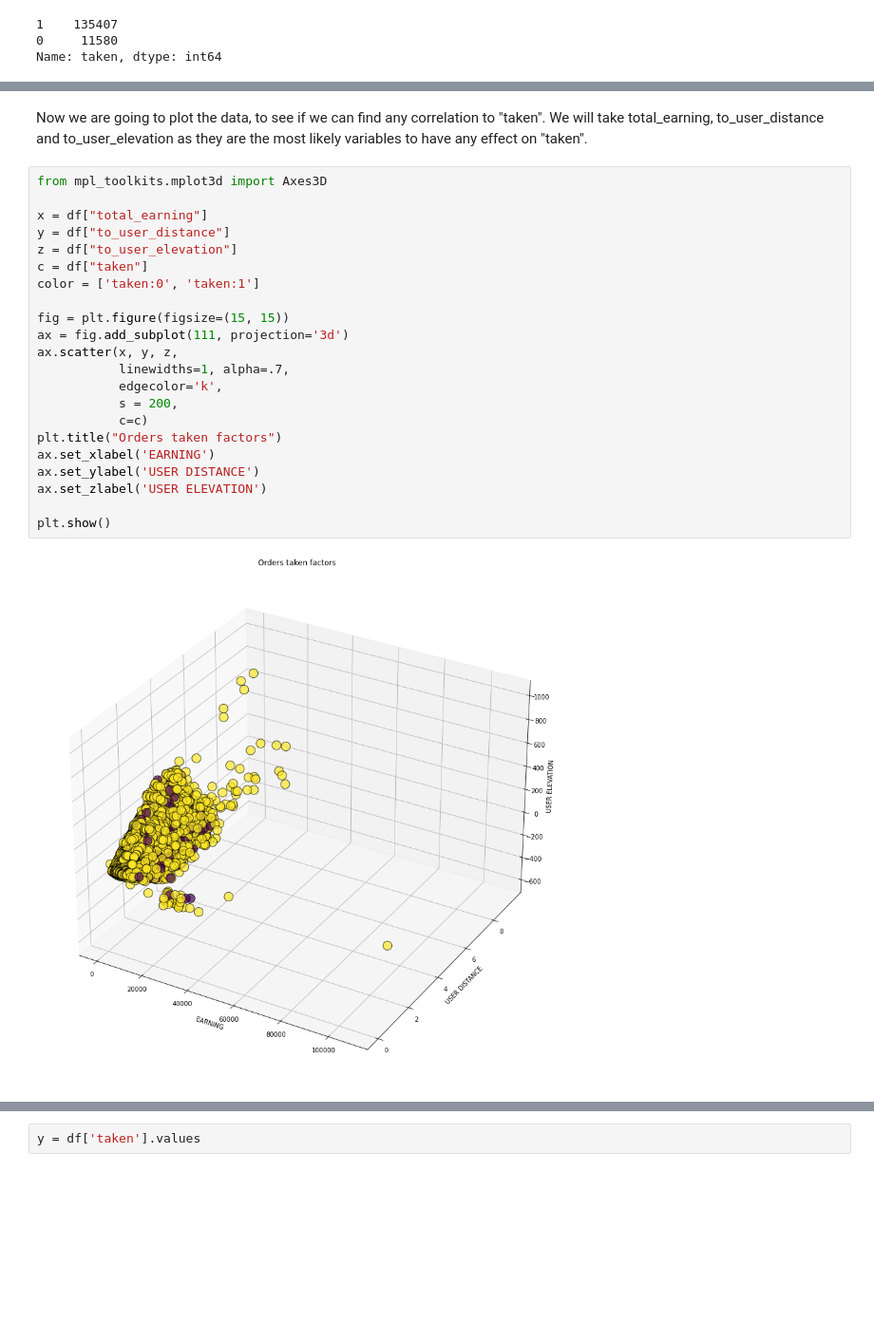
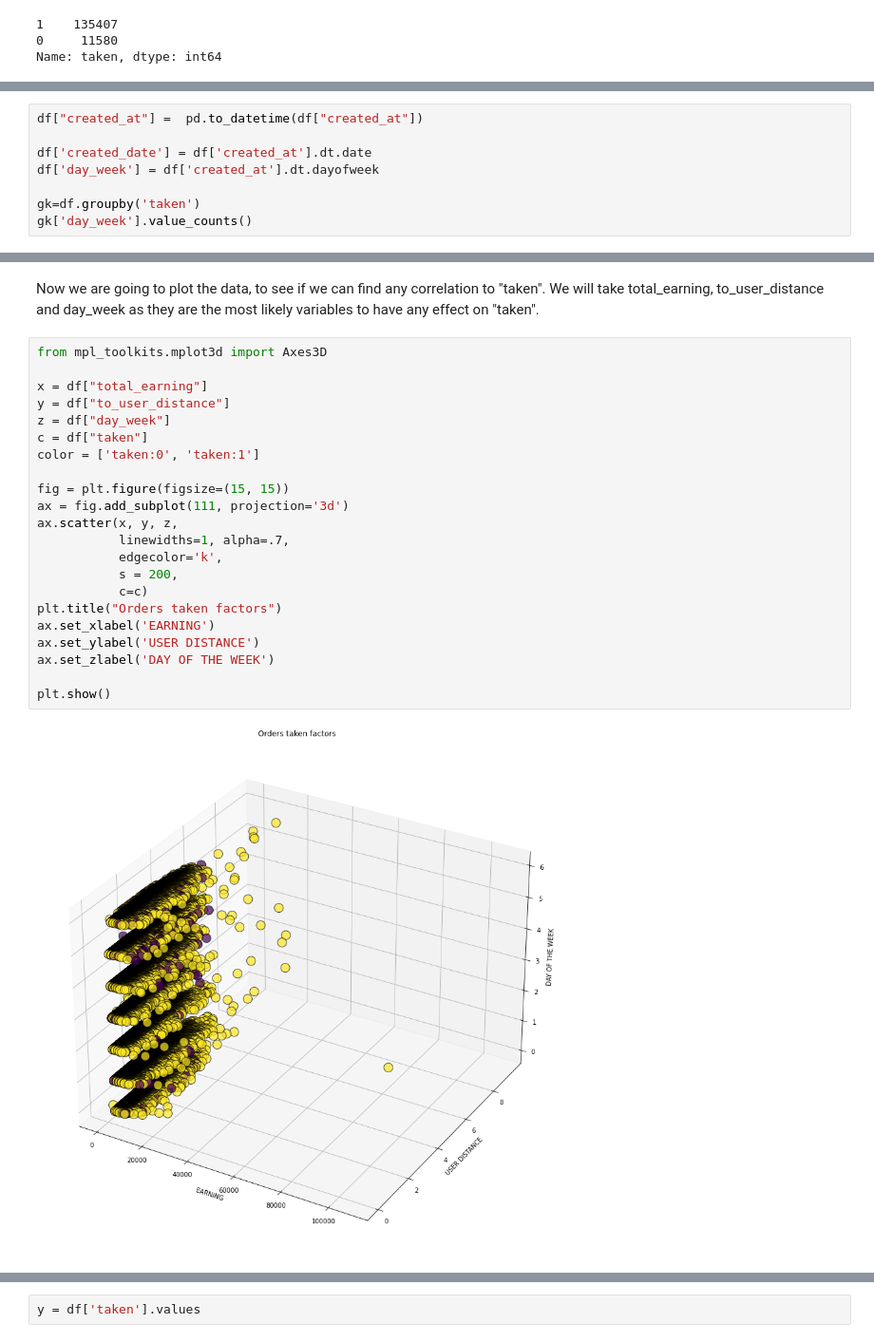
Before and after one commit to alainmore/ChallengeP3, a Jupyter notebook: RappiChallengeP3.ipynb, the cells around one changed output, grey strips where cells are left out. Shown at 95% size. Cells and saved outputs as stored; diff of their text form; blank space fills up the shorter version.

```diff
--- a/RappiChallengeP3.ipynb
+++ b/RappiChallengeP3.ipynb
@@ -31,0 +49,8 @@ Name: taken, dtype: int64
+# %%
+df["created_at"] =  pd.to_datetime(df["created_at"])
+
+df['created_date'] = df['created_at'].dt.date
+df['day_week'] = df['created_at'].dt.dayofweek
+
+gk=df.groupby('taken')
+gk['day_week'].value_counts()
@@ -55,27 +101,27 @@ df.shape
 # %% [markdown]
-Now we are going to plot the data, to see if we can find any correlation to "taken". We will take total_earning, to_user_distance and to_user_elevation as they are the most likely variables to have any effect on "taken".
+Now we are going to plot the data, to see if we can find any correlation to "taken". We will take total_earning, to_user_distance and day_week as they are the most likely variables to have any effect on "taken".
 # %%
 from mpl_toolkits.mplot3d import Axes3D
 
 x = df["total_earning"]
 y = df["to_user_distance"]
-z = df["to_user_elevation"]
+z = df["day_week"]
 c = df["taken"]
 color = ['taken:0', 'taken:1']
 
 fig = plt.figure(figsize=(15, 15))
 ax = fig.add_subplot(111, projection='3d')
 ax.scatter(x, y, z,
            linewidths=1, alpha=.7,
            edgecolor='k',
            s = 200,
            c=c)
 plt.title("Orders taken factors")
 ax.set_xlabel('EARNING')
 ax.set_ylabel('USER DISTANCE')
-ax.set_zlabel('USER ELEVATION')
+ax.set_zlabel('DAY OF THE WEEK')
 
 plt.show()
 # %% [output]
-[figure, old version]
+[figure, new version]
 # %% [markdown]
```
Also changed, not shown: parts of 19 cells of this notebook.
